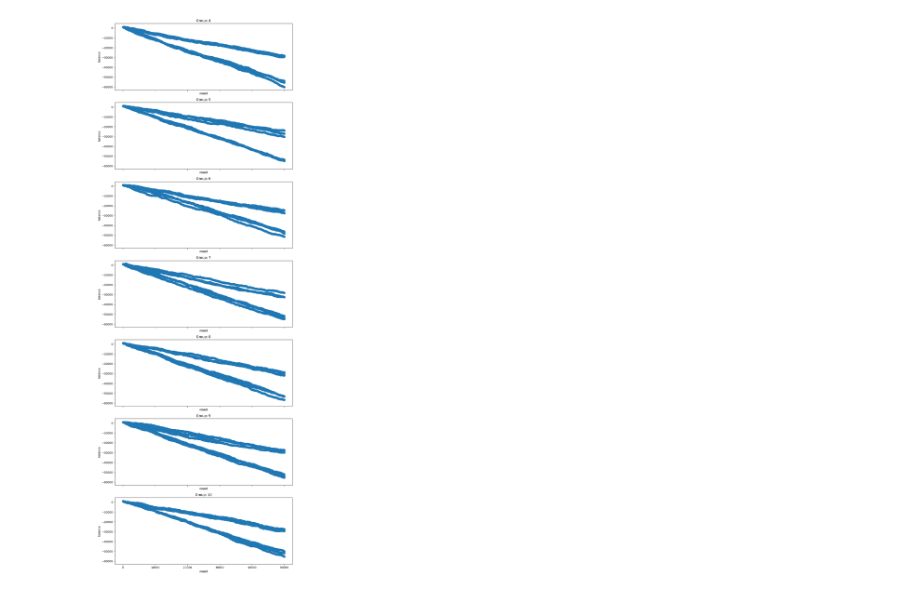
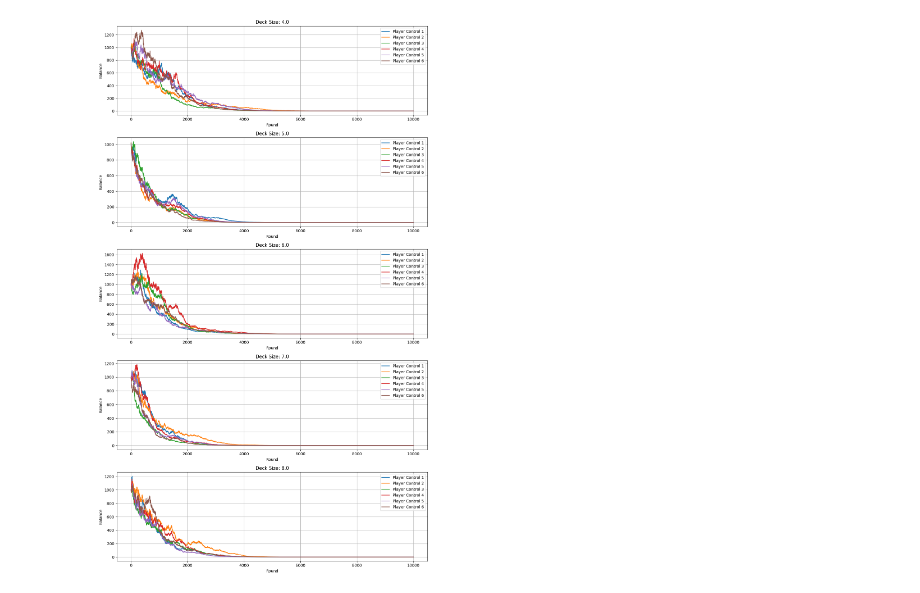
Before and after one commit to OmRanAlot/blackjackSimulator, a Jupyter notebook: analyze.ipynb, the cells around one changed output. Saved outputs shown, nothing was run; the diff lists cells and outputs as text; code cells hidden in the pictures.

Commit message:
reworked blackjack code and running simulation in JP nb now

```diff
--- a/analyze.ipynb
+++ b/analyze.ipynb
@@ -34,23 +7,48 @@ import plotly.express as px
 # %%
-results = pd.read_csv("Control-onlyBase.csv")
+"""#Control group - six players with control strategy over 10,000 rounds"""
+results = pd.read_csv("Control_BaseStratOnly.csv")
 
-groups = list(results['decks'].unique())
-n = len(groups)
+# Group the data by deck size and player
+grouped_results = results.groupby(['name', 'decks'])
 
-fig, axes = plt.subplots(n, 1, figsize=(10, 4*n), sharex=True,sharey=True)
+# Create a figure with subplots for each deck size
+unique_deck_sizes = results['decks'].unique()
+fig, axes = plt.subplots(len(unique_deck_sizes), 1, figsize=(12, 4*len(unique_deck_sizes)))
 
-if n == 1:  # axes is not iterable if only 1 group
-    axes = [axes]
+# Plot balance over rounds for each deck size
+for idx, deck_size in enumerate(unique_deck_sizes):
+    deck_data = results[results['decks'] == deck_size]
 
-for ax, (label, group_df) in zip(axes, results.groupby('decks')):
-    ax.scatter(group_df['round'], group_df['balance'])
-    ax.set_title(f'Group: {label}')
-    ax.set_xlabel('round')
-    ax.set_ylabel('balance')
+    # Plot each player's balance
+    for player in deck_data['name'].unique():
+        player_data = deck_data[deck_data['name'] == player]
+        axes[idx].plot(player_data['round'], player_data['balance'], label=f'Player {player}')
+
+    axes[idx].set_title(f'Deck Size: {deck_size}')
+    axes[idx].set_xlabel('Round')
+    axes[idx].set_ylabel('Balance')
+    axes[idx].legend()
+    axes[idx].grid(True)
 
 plt.tight_layout()
 plt.show()
 
-#plotted based
+""" NOTES """
+"""
+Unfavorable over time- makes sense bc of
+Law of large numbers
+- As the number of rounds increases, the average outcome will converge to the expected value.
+since the delaer has a slight advantage, the player's balance will tend to decrease over time.
+- The longer the game is played, the more pronounced this effect becomes.
+
+Deck size seems to be irrevalant
+No matter if its 4 or 8 decks, they all follow the same trend
+Current strategy only looks the hand, and nothing else
+
+however, who is really gonna play 5,000 rounds of blackjack in one sitting?
+
+Absolute max amount of time a person would play blackjack is 5 hours.
+Assuming 1 hand per 30 seconds, that is 600 hands.
+"""
 # %% [output]
-[figure, old version]
+[figure, new version]
```
Also changed, not shown: parts of 3 cells of this notebook, 4 other files.
